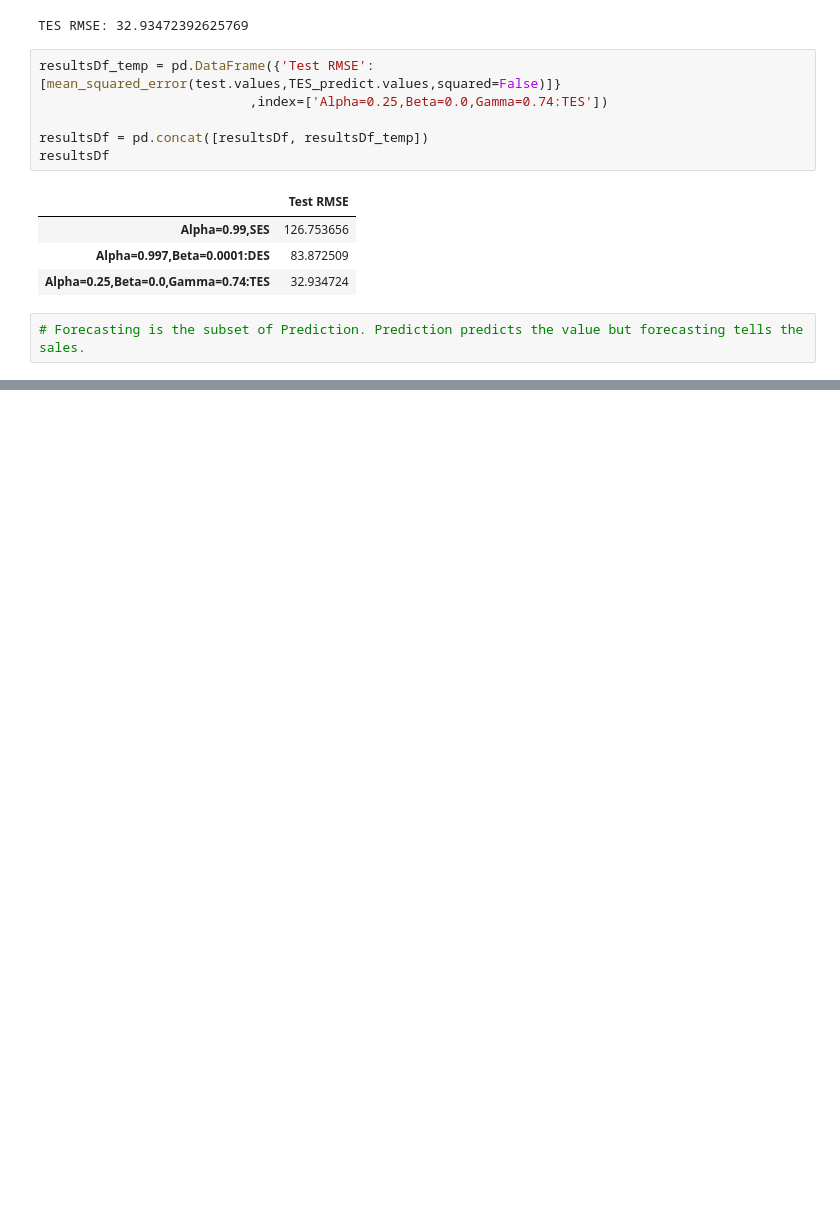
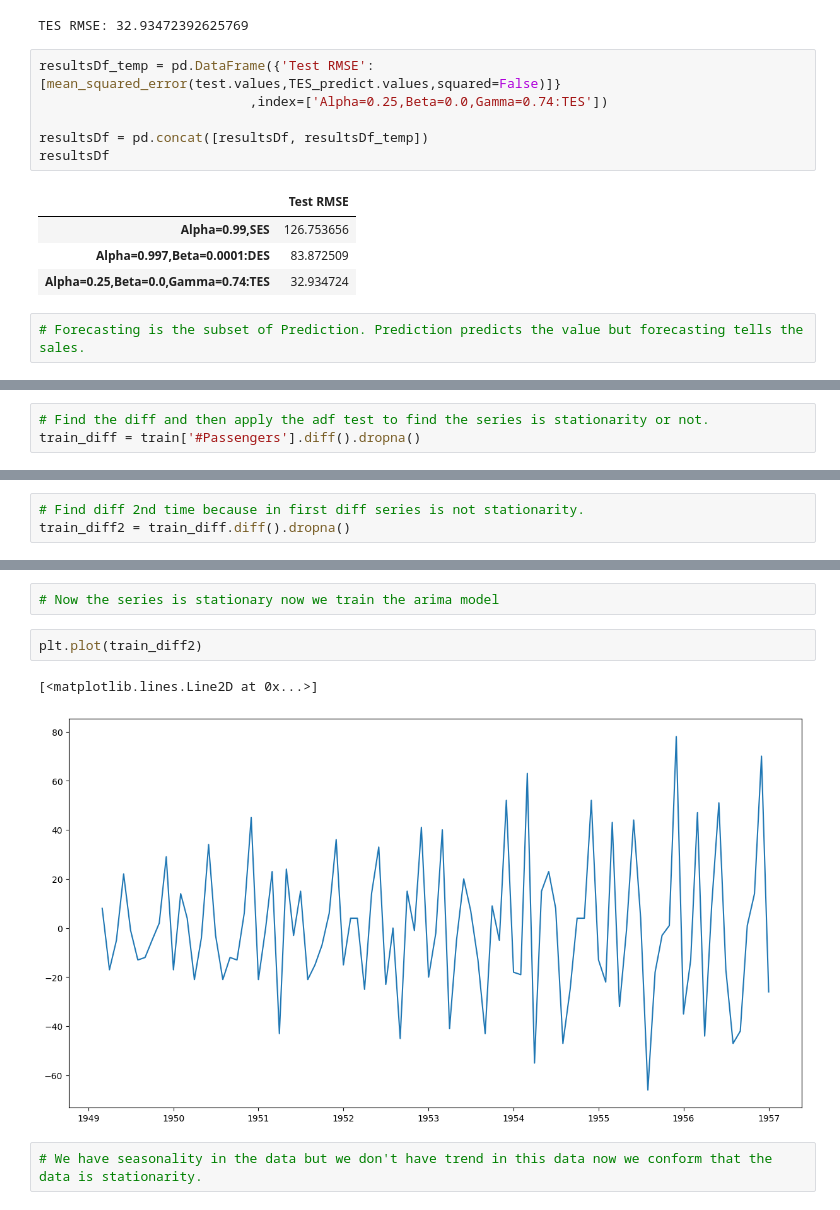
Before and after one commit to KomalKashani/CLASS_NOTES, a Jupyter notebook: Machine Learning/Time Series Forecasting/Time Series Forecasting.ipynb, the cells around one changed output, grey strips where cells are left out. Cells and saved outputs as stored; diff of their text form; blank space fills up the shorter version.

Commit message:
modify time series file

```diff
--- a/Machine Learning/Time Series Forecasting/Time Series Forecasting.ipynb
+++ b/Machine Learning/Time Series Forecasting/Time Series Forecasting.ipynb
@@ -497,0 +539,3 @@ resultsDf
+# %%
+# Find the diff and then apply the adf test to find the series is stationarity or not.
+train_diff = train['#Passengers'].diff().dropna()
@@ -497,0 +551,3 @@ resultsDf
+# %%
+# Find diff 2nd time because in first diff series is not stationarity.
+train_diff2 = train_diff.diff().dropna()
@@ -497,0 +563,9 @@ resultsDf
+# %%
+# Now the series is stationary now we train the arima model
+# %%
+plt.plot(train_diff2)
+# %% [output]
+[<matplotlib.lines.Line2D at 0x...>]
+[figure, added]
+# %%
+# We have seasonality in the data but we don't have trend in this data now we conform that the data is stationarity.
```
Also changed, not shown: parts of 35 cells of this notebook.
